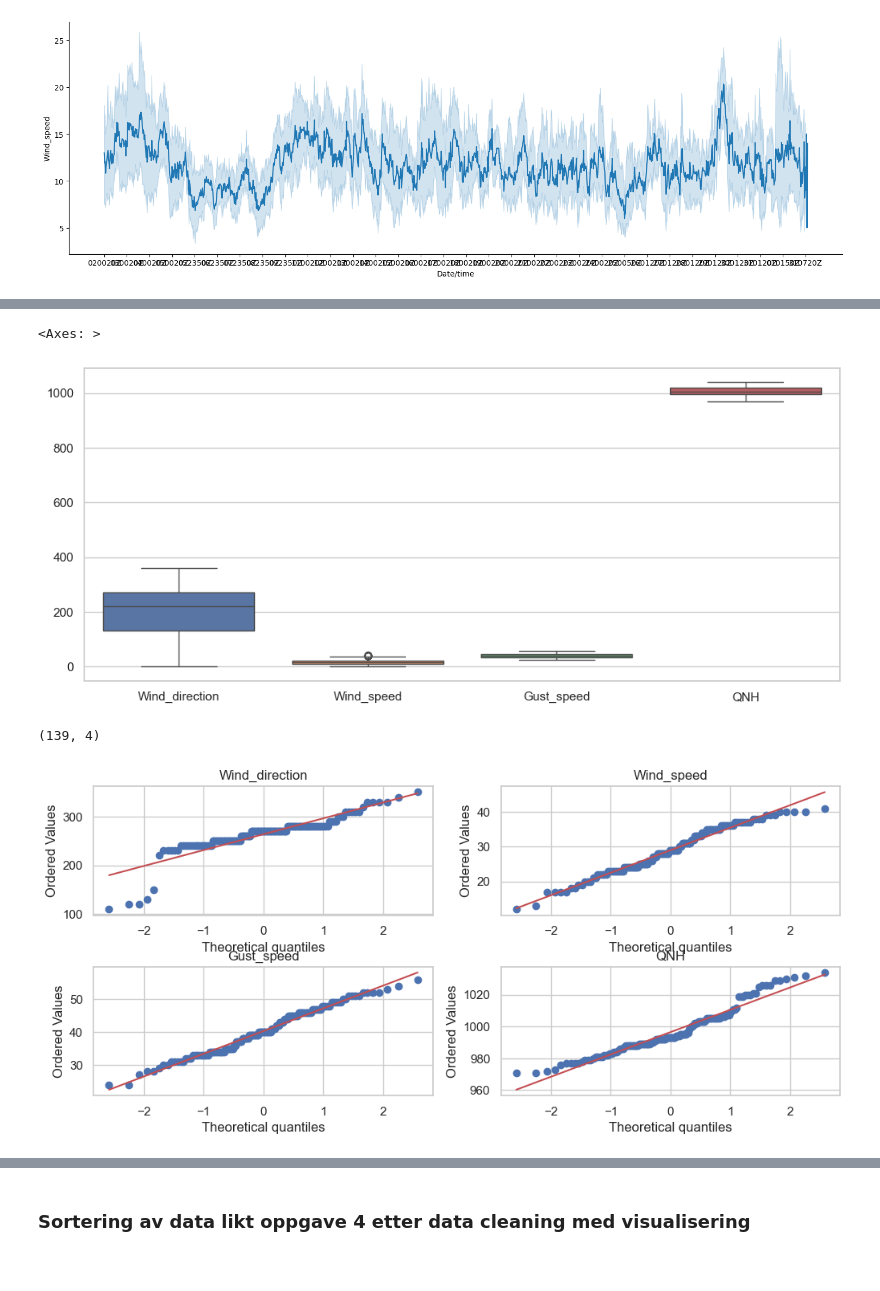
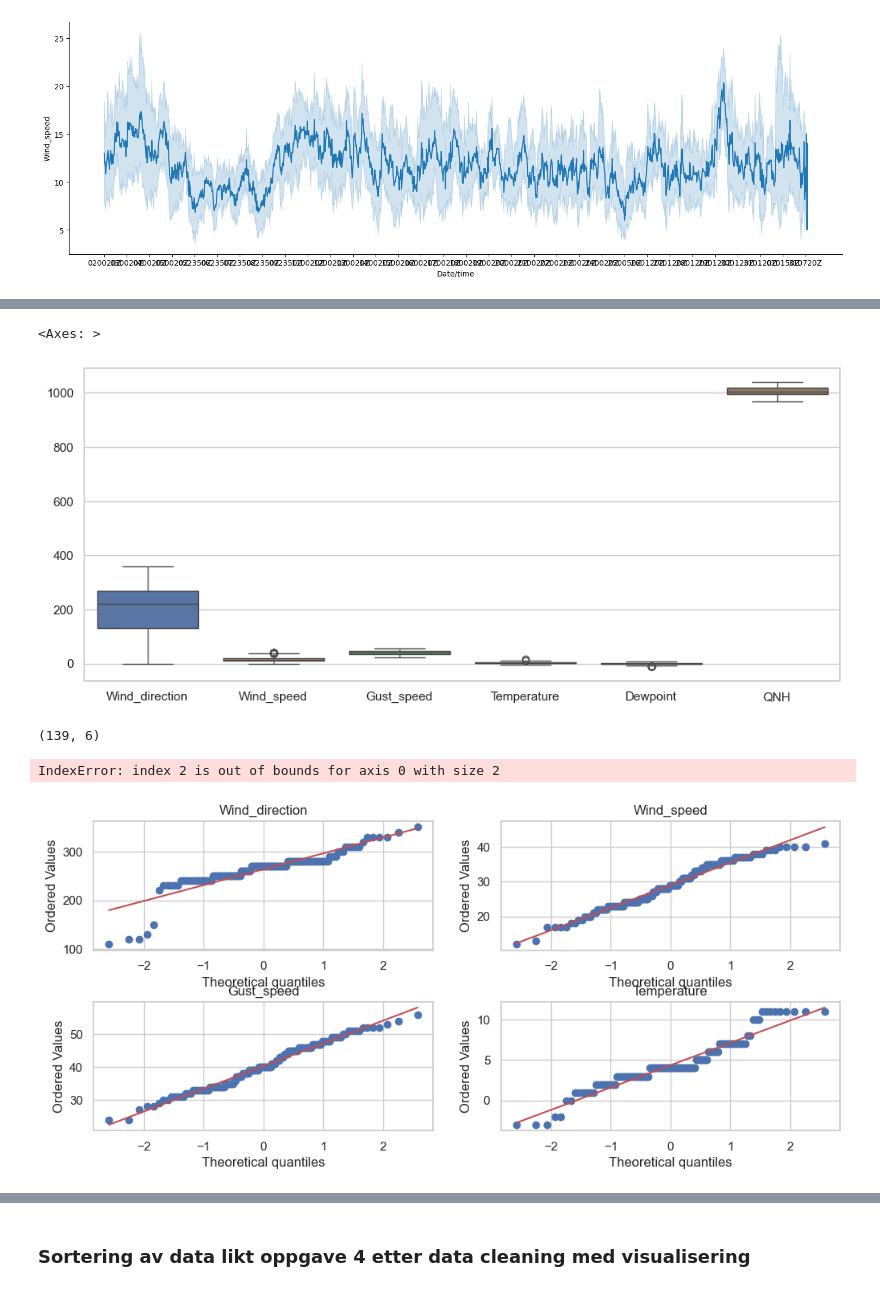
Before and after one commit to oaherrem/Prosjektgruppe55, a Jupyter notebook: notebooks/06_prediktiv_analyse.ipynb, the cells around one changed output, grey strips where cells are left out. Saved outputs shown, nothing was run; the diff lists cells and outputs as text; code cells hidden in the pictures.

```diff
--- a/notebooks/06_prediktiv_analyse.ipynb
+++ b/notebooks/06_prediktiv_analyse.ipynb
@@ -104,5 +84,5 @@ Ser etter outliers
 # %%
 # Drop duplicates
-df_ENOL = df_ENOL.drop_duplicates(subset=["Date/time"], keep="last")
-df_ENOL.shape
+df_airport = df_airport.drop_duplicates(subset=["Date/time"], keep="last")
+df_airport.shape
 # %% [output]
@@ -110,11 +90,11 @@ df_ENOL.shape
 # %%
 # Sorterer dataframen etter dato
-df_ENOL.sort_values(by=['Airport'], inplace=True)
-df_ENOL.reset_index(drop=True, inplace=True)
+df_airport.sort_values(by=['Airport'], inplace=True)
+df_airport.reset_index(drop=True, inplace=True)
 # %%
 # Fjerner unødvendige kolonner
-df_ENOL = df_ENOL.drop(columns=['Airport', 'Date/time'])
-print(df_ENOL.isnull().sum(axis=0)* 100/len(df_ENOL))
+df_airport = df_airport.drop(columns=['Airport', 'Date/time'])
+print(df_airport.isnull().sum(axis=0)* 100/len(df_airport))
 # %% [output]
 Wind_direction     0.000000
 Wind_speed         0.000000
@@ -124,28 +106,29 @@ dtype: float64
 # %%
 # Visualiserer data
 sns.set(rc={'figure.figsize':(12,5)}, style='whitegrid')
-sns.boxplot(data=df_ENOL)
+sns.boxplot(data=df_airport)
 # %% [output]
 <Axes: >
-[figure, old version]
+[figure, new version]
 # %%
-df_ENOL = df_ENOL[df_ENOL['Wind_speed'] > 0]
-df_ENOL = df_ENOL[df_ENOL['Gust_speed'] > 0]
-df_ENOL = df_ENOL[df_ENOL['Wind_direction'] > 0]
-df_ENOL = df_ENOL[df_ENOL['Wind_direction'] < 360]
+df_airport = df_airport[df_airport['Wind_speed'] > 0]
+df_airport = df_airport[df_airport['Gust_speed'] > 0]
+df_airport = df_airport[df_airport['Wind_direction'] > 0]
+df_airport = df_airport[df_airport['Wind_direction'] < 360]
 
-df_ENOL.reset_index(inplace=True, drop=True)
-df_ENOL.shape
+df_airport.reset_index(inplace=True, drop=True)
+df_airport.shape
 # %% [output]
-(139, 4)
+(139, 6)
 # %%
 fig, axes = plt.subplots(2,2)
 plt.subplots_adjust(hspace = 0.4)
-for i, column in enumerate(df_ENOL.columns):
-    stats.probplot(df_ENOL[column], dist="norm", plot=axes[i//2, i%2])
+for i, column in enumerate(df_airport.columns):
+    stats.probplot(df_airport[column], dist="norm", plot=axes[i//2, i%2])
     axes[int(i/2), i%2].set_title(column)
 plt.show()
 # %% [output]
+IndexError: index 2 is out of bounds for axis 0 with size 2
-[figure, old version]
+[figure, new version]
 # %%
 fig, axes = plt.subplots(2,2)
```
Also changed, not shown: parts of 35 cells of this notebook, 1 other file.
